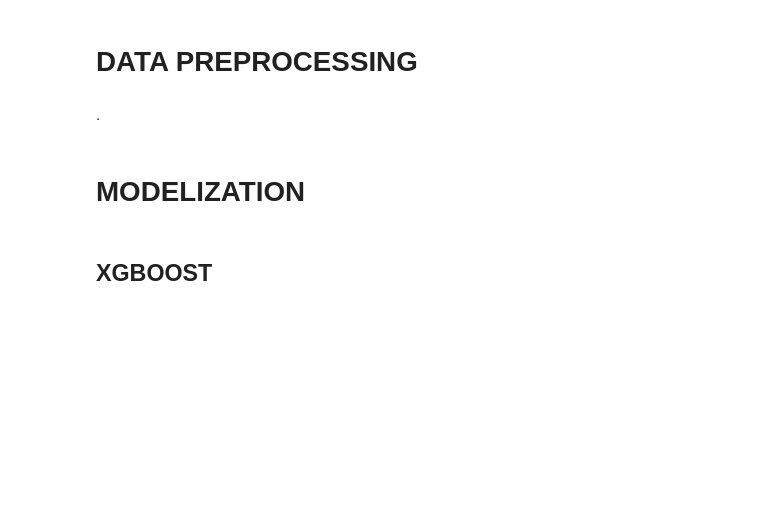
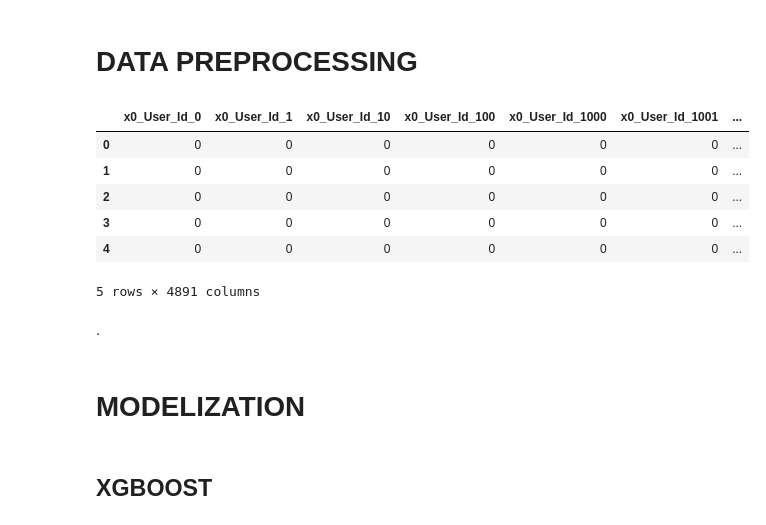
Before and after one commit to BenoCharlo/Sendy, a Jupyter notebook: notebooks/sendy_modelization.ipynb, the cells around one changed output. Cells and saved outputs as stored; diff of their text form; code cells hidden in the pictures; blank space fills up the shorter version.

```diff
--- a/notebooks/sendy_modelization.ipynb
+++ b/notebooks/sendy_modelization.ipynb
@@ -40,7 +38,9 @@ submission = pd.read_csv("../data/SampleSubmission.csv")
 # %% [markdown]
 # **DATA PREPROCESSING**
 # %%
-train, target = Preprocessor().separate(train)
+train, target = Preprocessor().separate_train_target(train)
 # %%
 train = Preprocessor().preprocess_data(train, True)
 test = Preprocessor().preprocess_data(test, False)
+# %%
+all_data = Preprocessor().join_train_test(train, test)
@@ -46,0 +51,10 @@ test = Preprocessor().preprocess_data(test, False)
+# %%
+all_data.head()
+# %% [output]
+|  | x0_User_Id_0 | x0_User_Id_1 | x0_User_Id_10 | x0_User_Id_100 | x0_User_Id_1000 | x0_User_Id_1001 | ... |
+| 0 | 0 | 0 | 0 | 0 | 0 | 0 | ... |
+| 1 | 0 | 0 | 0 | 0 | 0 | 0 | ... |
+| 2 | 0 | 0 | 0 | 0 | 0 | 0 | ... |
+| 3 | 0 | 0 | 0 | 0 | 0 | 0 | ... |
+| 4 | 0 | 0 | 0 | 0 | 0 | 0 | ... |
+5 rows × 4891 columns
```
Also changed, not shown: parts of 13 cells of this notebook.
